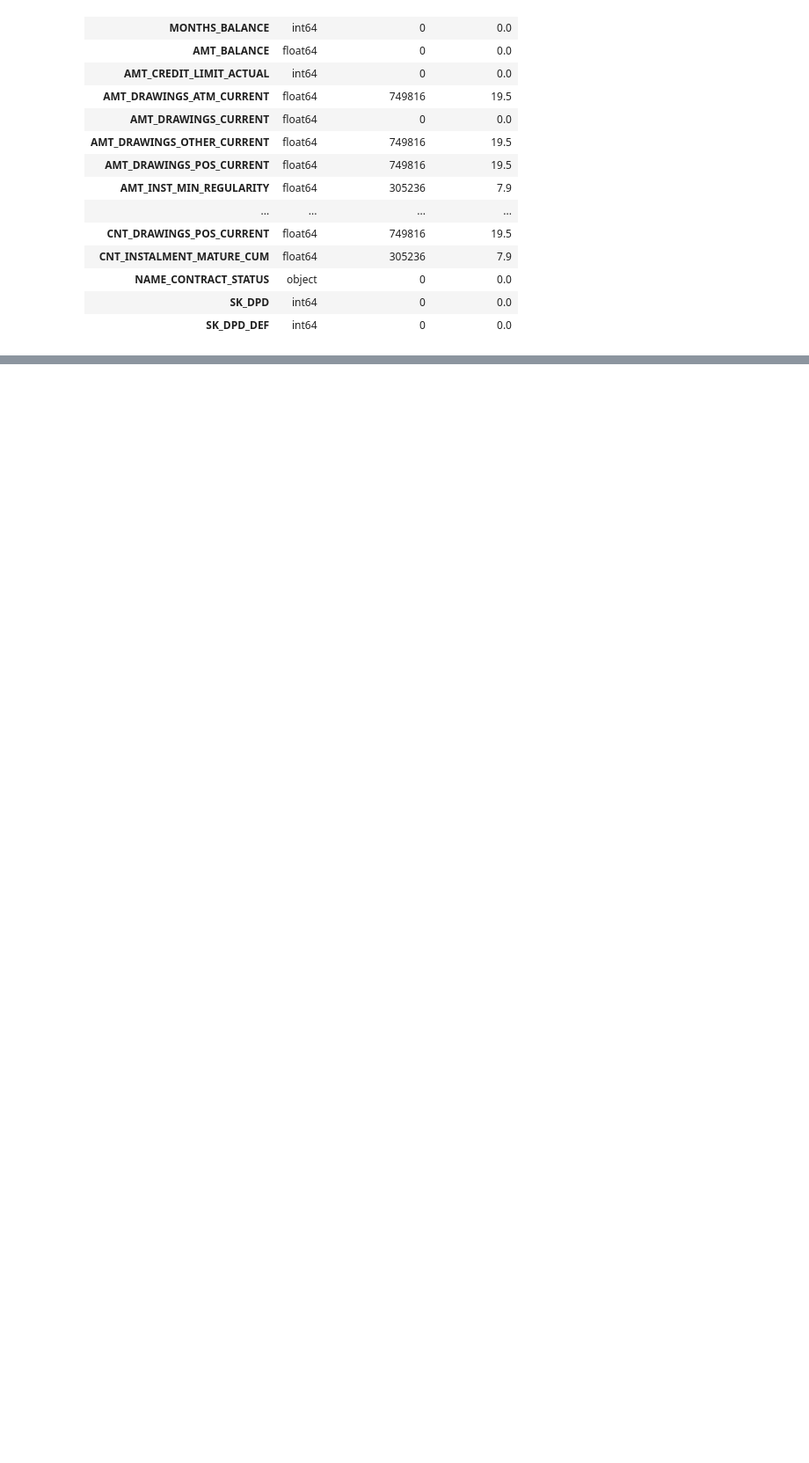
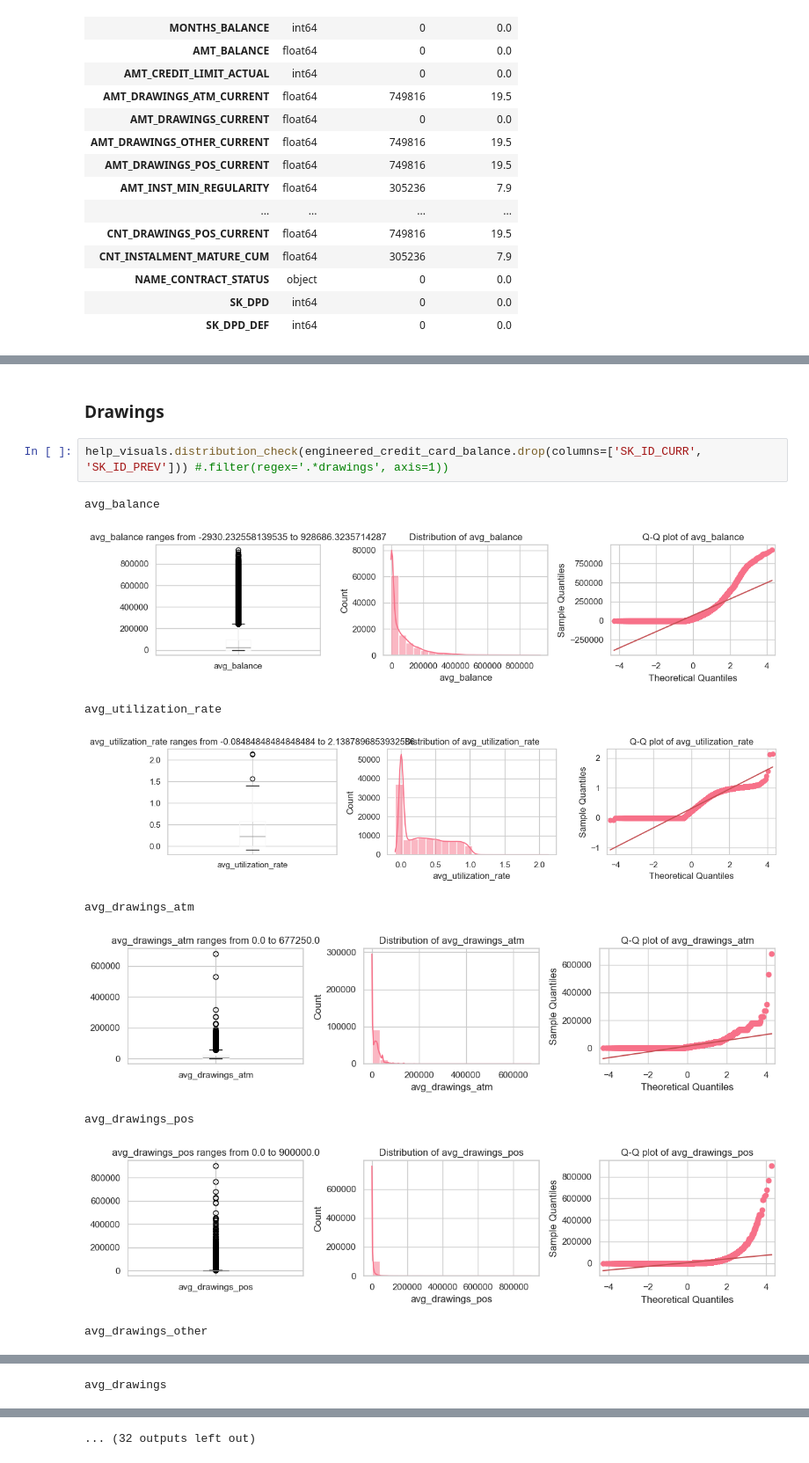
Before and after one commit to gkukse/Home-Credit-Default-Risk, a Jupyter notebook: credit_card_balance.ipynb, the cells around one changed output, grey strips where cells are left out. Shown at 88% size. Saved outputs shown, nothing was run; the diff lists cells and outputs as text; blank space fills up the shorter version.

```diff
--- a/credit_card_balance.ipynb
+++ b/credit_card_balance.ipynb
@@ -241,0 +386,14 @@ id_363914.head(10)
+# %% [markdown]
+### Drawings
+# %%
+help_visuals.distribution_check(engineered_credit_card_balance.drop(columns=['SK_ID_CURR', 'SK_ID_PREV'])) #.filter(regex='.*drawings', axis=1))
+# %% [output]
+avg_balance
+[figure, added]
+avg_utilization_rate
+[figure, added]
+avg_drawings_atm
+[figure, added]
+avg_drawings_pos
+[figure, added]
+avg_drawings_other
@@ -241,0 +401 @@ id_363914.head(10)
+avg_drawings
@@ -241,0 +403 @@ id_363914.head(10)
+... (32 outputs left out)
```
Also changed, not shown: parts of 57 cells of this notebook, 1 other file.
